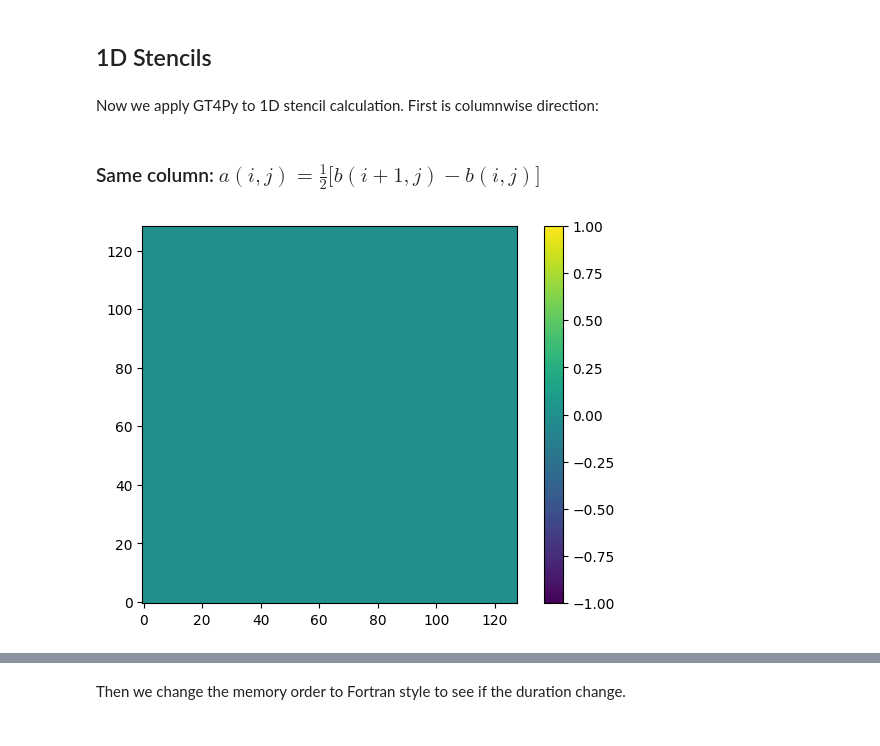
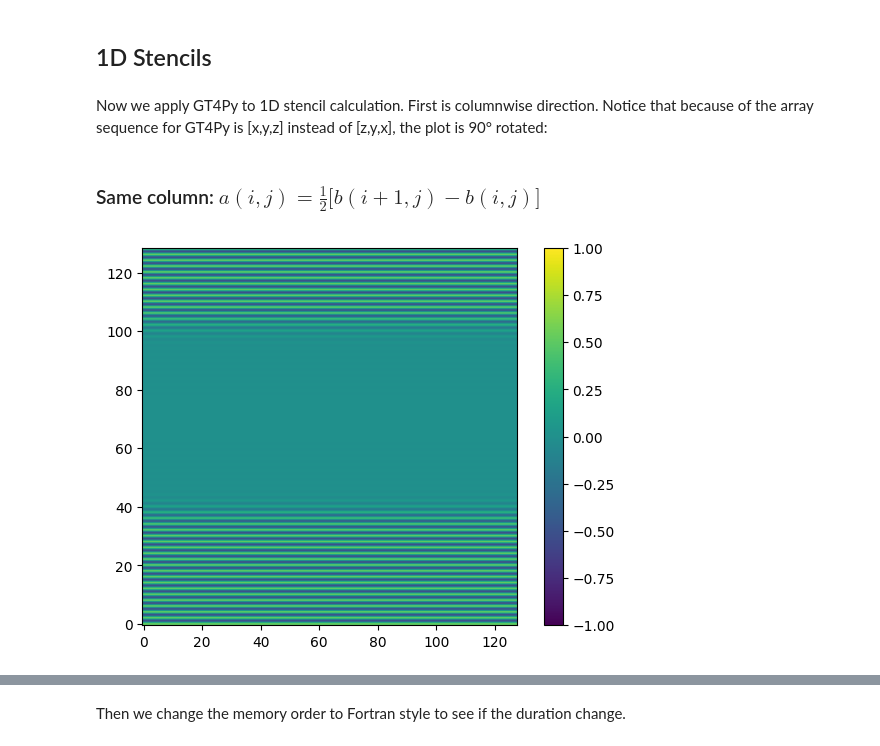
Before and after one commit to ofuhrer/HPC4WC, a Jupyter notebook: projects/2023/project12_highlevel_programming/3_gt4py.ipynb, the cells around one changed output, grey strips where cells are left out. Drawn from its saved outputs; the diff is of its cells as text; code cells hidden in the pictures.

```diff
--- a/projects/2023/project12_highlevel_programming/3_gt4py.ipynb
+++ b/projects/2023/project12_highlevel_programming/3_gt4py.ipynb
@@ -72,10 +71,10 @@ gt4py_copy_row_apply(in_field, out_field, N_ITER=N_ITER)
 # %% [markdown]
 In the case above we define origin (starting index) and domain (computation region without halos) manually, like we've learnt in class. Let's see if the performance change if we just use the default setting, which is possible in the new GT4Py 1.0.1. This greatly simplify the function and looks much more intuitive.
 # %%
-def gt4py_copy_row_default_apply(in_field, out_field, N_ITER=1):
+def gt4py_pointwise_default(in_field, out_field, N_ITER=1):
 
     for iter in range(N_ITER):
-        gt4py_copy_row_stencil(
+        gt4py_pointwise_stencil(
             in_field=in_field,
             out_field=out_field
         )
@@ -89,13 +88,12 @@ Here the stencil function is the same as the previous one, so we don't need to c
 # %%
 in_field, out_field = initialize_fields(NX, NY, NZ, mode="square", x_first=True)
 in_field, out_field = array_to_gt_storage(in_field, out_field, backend=backend, index=(0, 0, 0))
-out_field = gt4py_copy_row_default_apply(in_field, out_field, N_ITER=N_ITER)
+out_field = gt4py_pointwise_default(in_field, out_field, N_ITER=N_ITER)
 plot_field(out_field, x_first=True)
 # %% [output]
 [figure]
 # %%
 %%timeit
-in_field, out_field = initialize_fields(NX, NY, NZ, mode="square", x_first=True)
-in_field, out_field = array_to_gt_storage(in_field, out_field, backend=backend, index=(0, 0, 0))
-gt4py_copy_row_default_apply(in_field, out_field, N_ITER=N_ITER)
+in_field, out_field = initialize_fields(NX, NY, NZ, mode="square", x_first=True);in_field, out_field = array_to_gt_storage(in_field, out_field, backend=backend, index=(0, 0, 0))
+gt4py_pointwise_default(in_field, out_field, N_ITER=N_ITER)
 # %% [output]
@@ -108,7 +117,7 @@ It's hard to implement Sin function using GT4Py, as functions like math.sin and
 # %% [markdown]
 ## 1D Stencils
 # %% [markdown]
-Now we apply GT4Py to 1D stencil calculation. First is columnwise direction:
+Now we apply GT4Py to 1D stencil calculation. First is columnwise direction. Notice that because of the array sequence for GT4Py is [x,y,z] instead of [z,y,x], the plot is 90&deg; rotated:
 # %% [markdown]
 ###  Same column: $a(i,j) = \frac{1}{2} \Big[b(i+1,j) - b(i,j)\Big]$
 # %%
@@ -123,7 +132,7 @@ def gt4py_1D_col_def(
         # Apply 1D stencil in gt4py style
         out_field = 0.5 * (in_field[1, 0, 0] - in_field[0, 0, 0])
 
-def gt4py_1D_col_apply(in_field, out_field, N_ITER=1):
+def gt4py_1D_col(in_field, out_field, N_ITER=1):
     # Define origin and domain for the stencil
     origin = (0, 0, 0)
     nx = in_field.shape[0] - 1
@@ -152,11 +161,11 @@ def gt4py_1D_col_apply(in_field, out_field, N_ITER=1):
 backend = "numpy"
 gt4py_1D_col_stencil = gtscript.stencil(backend=backend, definition=gt4py_1D_col_def)
 # %%
-in_field, out_field = initialize_fields(NX+1, NY, NZ, mode="horizontal-bars", order="C", x_first=True)
+in_field, out_field = initialize_fields(NX+1, NY, NZ, mode="vertical-bars", order="C", x_first=True)
 in_field, out_field = array_to_gt_storage(in_field, out_field, backend=backend, index=(0, 0, 0))
-out_field = gt4py_1D_col_apply(in_field, out_field, N_ITER=N_ITER)
+out_field = gt4py_1D_col(in_field, out_field, N_ITER=N_ITER)
 plot_field(out_field, x_first=True)
 # %% [output]
-[figure, old version]
+[figure, new version]
 # %%
 %%timeit
```
Also changed, not shown: parts of 30 cells of this notebook, 2 other files.
